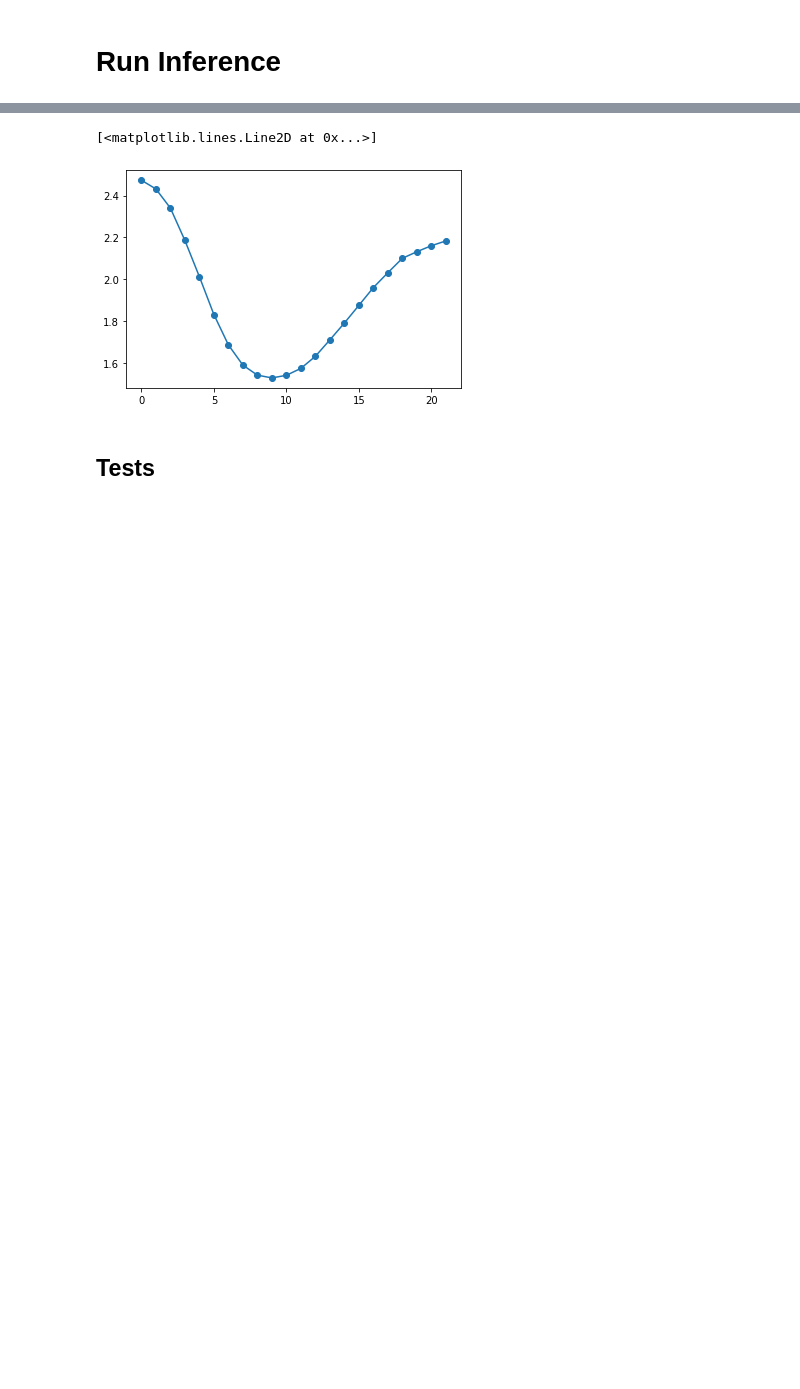
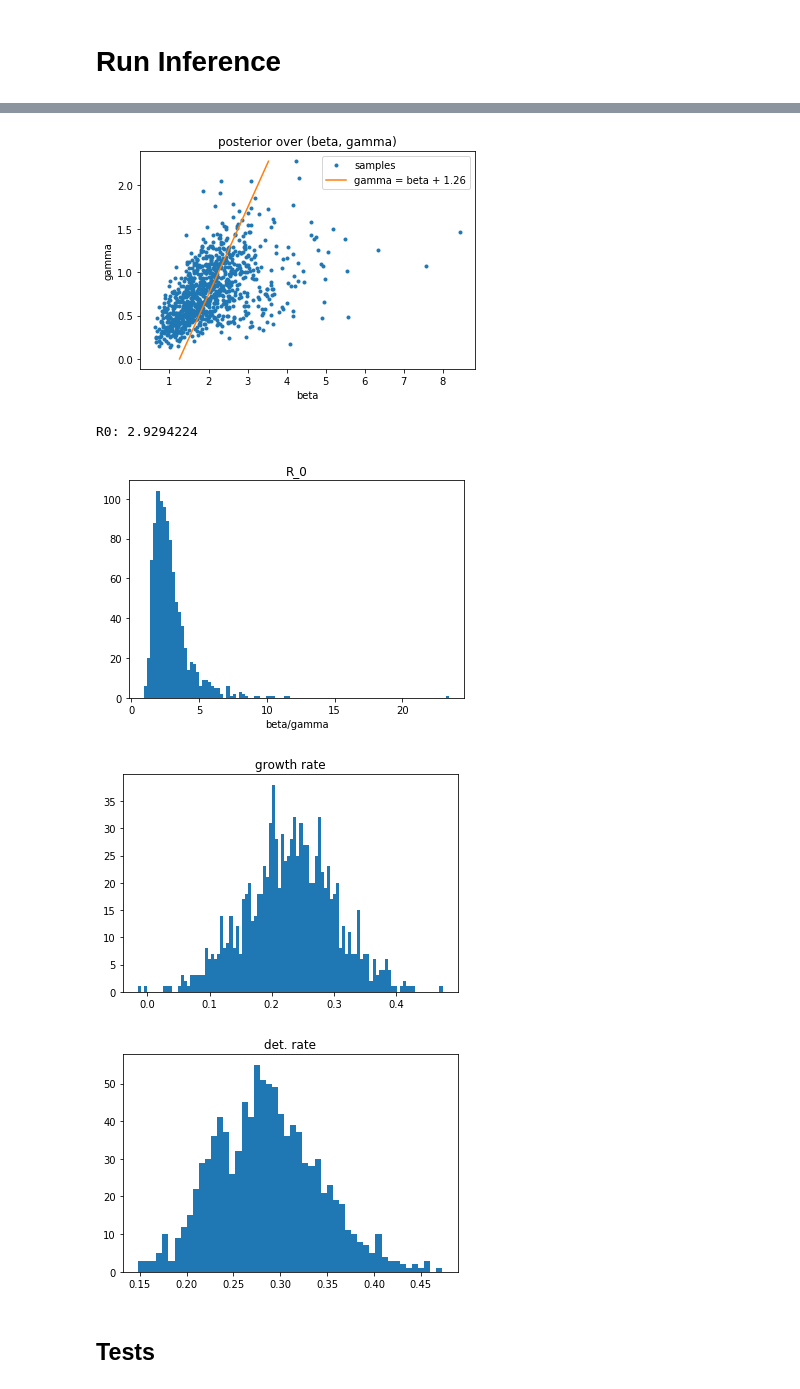
Before and after one commit to dsheldon/covid, a Jupyter notebook: SIR.ipynb, the cells around one changed output, grey strips where cells are left out. Drawn from its saved outputs; the diff is of its cells as text; code cells hidden in the pictures; blank space fills up the shorter version.

Commit message:
Fixed plotting and notebook changes

```diff
--- a/SIR.ipynb
+++ b/SIR.ipynb
@@ -130,19 +194,0 @@ Number of divergences: 0
-# %%
-scale = 'lin'
-
-for T in [len(confirmed), 30, 40, 50, 100]:
-
-    t = pd.date_range(start=start, periods=T, freq='D')
-
-    fig, ax = plt.subplots(figsize=(14,5))
-    plot_samples(post_pred_samples, T=T, t=t, ax=ax, plot_fields=['y', 'I'])
-    plt.title('Posterior predictive')
-
-    confirmed.plot(style='o')
-
-    if scale == 'log':
-        plt.yscale('log')
-
-    filename = f'figs/{place}_predictive_scale_{scale}_T_{T}.pdf'
-    plt.savefig(filename)
-    plt.show()
@@ -155,14 +195,11 @@ for T in [len(confirmed), 30, 40, 50, 100]:
-# %%
-beta = mcmc_samples['beta']
-plt.plot(beta.mean(axis=0), '-o')
-# %% [output]
-[<matplotlib.lines.Line2D at 0x...>]
-[figure, removed]
 # %%
-save = True
+from compartment import SIRModel, SEIRModel
+
+save = False
 
 beta = mcmc_samples['beta0']
-gamma = np.broadcast_to(mcmc_samples['gamma'], beta.shape)
+#gamma = np.broadcast_to(mcmc_samples['gamma'][:,None], beta.shape)
+gamma = mcmc_samples['gamma']
 plt.plot(beta, gamma, '.')
 offset = (beta-gamma).mean()
 
@@ -175,35 +212,41 @@ if save:
     filename = f'figs/{place}_beta_gamma.pdf'
     plt.savefig(filename)
 plt.show()
 
 
 plt.hist(beta/gamma, bins=100)
 plt.title('R_0')
 plt.xlabel('beta/gamma')
 R_0_mean = np.mean(beta/gamma)
 print("R0:", R_0_mean)
 if save:
     filename = f'figs/{place}_R0.pdf'
     plt.savefig(filename)
 plt.show()
 
 
-growth_rate = SIRModel.growth_rate((mcmc_samples['beta0'],
+growth_rate = SEIRModel.growth_rate((mcmc_samples['beta0'],
+                                     mcmc_samples['sigma'],
                                      mcmc_samples['gamma']))
 plt.hist(growth_rate, bins=100)
 plt.title('growth rate')
-plt.xlabel('beta - gamma')
 if save:
     filename = f'figs/{place}_growth_rate.pdf'
     plt.savefig(filename)
 plt.show()
 
 plt.hist(mcmc_samples['det_rate'], bins=50)
 plt.title('det. rate')
 if save:
     filename = f'figs/{place}_growth_rate.pdf'
     plt.savefig(filename)
 plt.show()
+# %% [output]
+[figure, added]
+R0: 2.9294224
+[figure, added]
+[figure, added]
+[figure, added]
 # %% [markdown]
 ## Tests
 # %%
```
Also changed, not shown: parts of 4 cells of this notebook, 1 other file.
